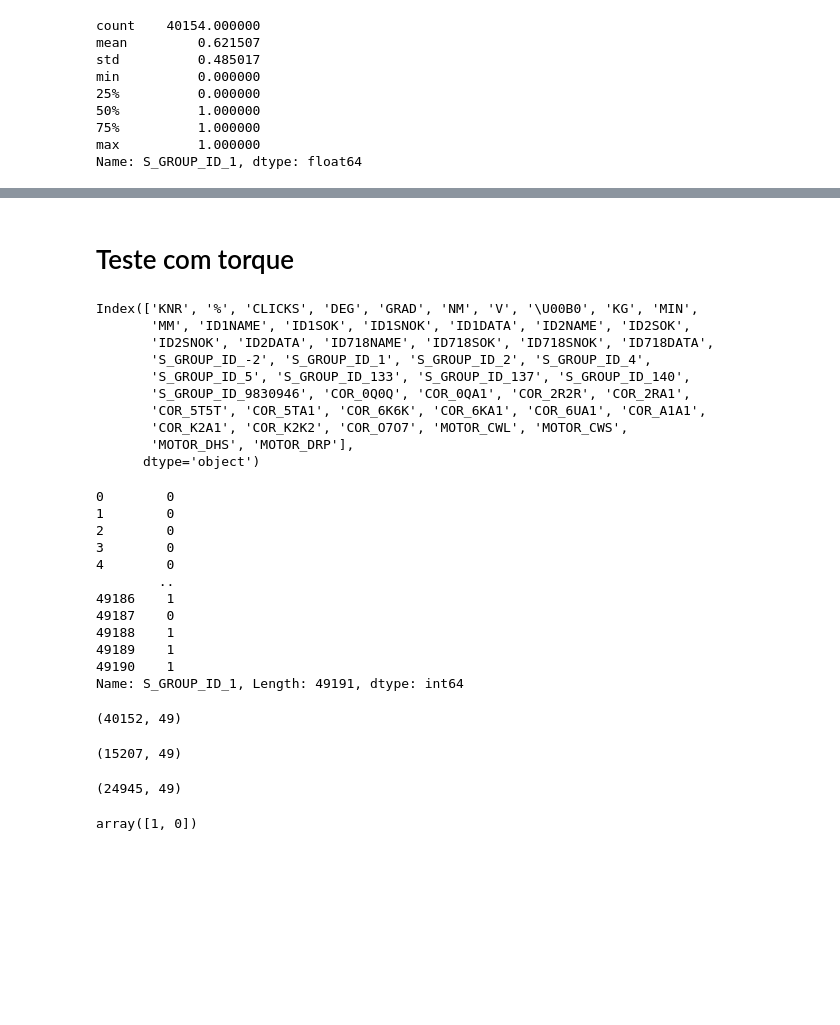
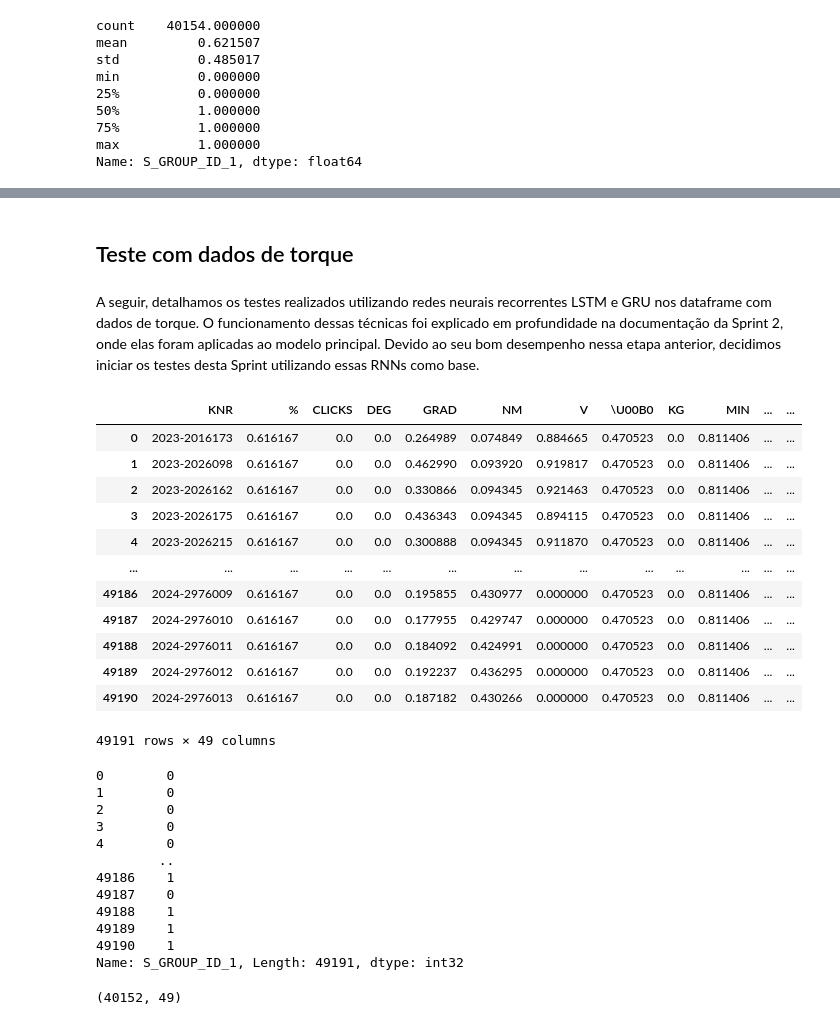
Before and after one commit to Inteli-College/2024-2A-T08-EC07-G01, a Jupyter notebook: src/models/notebooks/modelo_classificacao1.ipynb, the cells around one changed output, grey strips where cells are left out. Cells and saved outputs as stored; diff of their text form; code cells hidden in the pictures; blank space fills up the shorter version.

```diff
--- a/src/models/notebooks/modelo_classificacao1.ipynb
+++ b/src/models/notebooks/modelo_classificacao1.ipynb
@@ -197,19 +198,25 @@ F1-Score: 0.7582
 # %% [markdown]
-# Teste com torque
+## Teste com dados de torque
+# %% [markdown]
+A seguir, detalhamos os testes realizados utilizando redes neurais recorrentes LSTM e GRU nos dataframe com dados de torque. O funcionamento dessas técnicas foi explicado em profundidade na documentação da Sprint 2, onde elas foram aplicadas ao modelo principal. Devido ao seu bom desempenho nessa etapa anterior, decidimos iniciar os testes desta Sprint utilizando essas RNNs como base.
 # %%
-df2 = pd.read_csv("data/df_torques_falhas.csv")
-df2.columns
+# carregando o dataframe
+df2 = pd.read_csv("../../data/df_torques_falhas.csv")
+df2
 # %% [output]
+|  | KNR | % | CLICKS | DEG | GRAD | NM | V | \U00B0 | KG | MIN | ... | ... |
+| 0 | 2023-2016173 | 0.616167 | 0.0 | 0.0 | 0.264989 | 0.074849 | 0.884665 | 0.470523 | 0.0 | 0.811406 | ... | ... |
+| 1 | 2023-2026098 | 0.616167 | 0.0 | 0.0 | 0.462990 | 0.093920 | 0.919817 | 0.470523 | 0.0 | 0.811406 | ... | ... |
+| 2 | 2023-2026162 | 0.616167 | 0.0 | 0.0 | 0.330866 | 0.094345 | 0.921463 | 0.470523 | 0.0 | 0.811406 | ... | ... |
+| 3 | 2023-2026175 | 0.616167 | 0.0 | 0.0 | 0.436343 | 0.094345 | 0.894115 | 0.470523 | 0.0 | 0.811406 | ... | ... |
+| 4 | 2023-2026215 | 0.616167 | 0.0 | 0.0 | 0.300888 | 0.094345 | 0.911870 | 0.470523 | 0.0 | 0.811406 | ... | ... |
+| ... | ... | ... | ... | ... | ... | ... | ... | ... | ... | ... | ... | ... |
+| 49186 | 2024-2976009 | 0.616167 | 0.0 | 0.0 | 0.195855 | 0.430977 | 0.000000 | 0.470523 | 0.0 | 0.811406 | ... | ... |
+| 49187 | 2024-2976010 | 0.616167 | 0.0 | 0.0 | 0.177955 | 0.429747 | 0.000000 | 0.470523 | 0.0 | 0.811406 | ... | ... |
+| 49188 | 2024-2976011 | 0.616167 | 0.0 | 0.0 | 0.184092 | 0.424991 | 0.000000 | 0.470523 | 0.0 | 0.811406 | ... | ... |
+| 49189 | 2024-2976012 | 0.616167 | 0.0 | 0.0 | 0.192237 | 0.436295 | 0.000000 | 0.470523 | 0.0 | 0.811406 | ... | ... |
+| 49190 | 2024-2976013 | 0.616167 | 0.0 | 0.0 | 0.187182 | 0.430266 | 0.000000 | 0.470523 | 0.0 | 0.811406 | ... | ... |
-Index(['KNR', '%', 'CLICKS', 'DEG', 'GRAD', 'NM', 'V', '\U00B0', 'KG', 'MIN',
-       'MM', 'ID1NAME', 'ID1SOK', 'ID1SNOK', 'ID1DATA', 'ID2NAME', 'ID2SOK',
-       'ID2SNOK', 'ID2DATA', 'ID718NAME', 'ID718SOK', 'ID718SNOK', 'ID718DATA',
-       'S_GROUP_ID_-2', 'S_GROUP_ID_1', 'S_GROUP_ID_2', 'S_GROUP_ID_4',
-       'S_GROUP_ID_5', 'S_GROUP_ID_133', 'S_GROUP_ID_137', 'S_GROUP_ID_140',
-       'S_GROUP_ID_9830946', 'COR_0Q0Q', 'COR_0QA1', 'COR_2R2R', 'COR_2RA1',
-       'COR_5T5T', 'COR_5TA1', 'COR_6K6K', 'COR_6KA1', 'COR_6UA1', 'COR_A1A1',
-       'COR_K2A1', 'COR_K2K2', 'COR_O7O7', 'MOTOR_CWL', 'MOTOR_CWS',
-       'MOTOR_DHS', 'MOTOR_DRP'],
-      dtype='object')
+49191 rows × 49 columns
 # %%
 # Converter a coluna para binário
 df2['S_GROUP_ID_1'] = (df2['S_GROUP_ID_1'] > 0).astype(int)
@@ -226,5 +233,5 @@ df2['S_GROUP_ID_1']
 49188    1
 49189    1
 49190    1
-Name: S_GROUP_ID_1, Length: 49191, dtype: int64
+Name: S_GROUP_ID_1, Length: 49191, dtype: int32
 # %%
@@ -232,24 +240,6 @@ df2 = df2.dropna()
 df2.shape
 # %% [output]
 (40152, 49)
-# %%
-# checando quantidade de valores 0
-df2_filtrado = df2[df2['S_GROUP_ID_1'] == 0]
-df2_filtrado.shape
-# df2.shape
-# df2['S_GROUP_ID_1'].unique()
-# %% [output]
-(15207, 49)
-# %%
-# checando quantidade de valores 1
-df2_filtrado = df2[df2['S_GROUP_ID_1'] == 1]
-df2_filtrado.shape
-# %% [output]
-(24945, 49)
-# %%
-df2['S_GROUP_ID_1'].unique()
-# %% [output]
-array([1, 0])
 # %%
 # Separando as features (X) e o target (y)
 X2 = df2.drop(columns=['S_GROUP_ID_1', 'KNR'])  # 'KNR' é apenas um identificador, então deve ser removido
```
Also changed, not shown: parts of 30 cells of this notebook.
